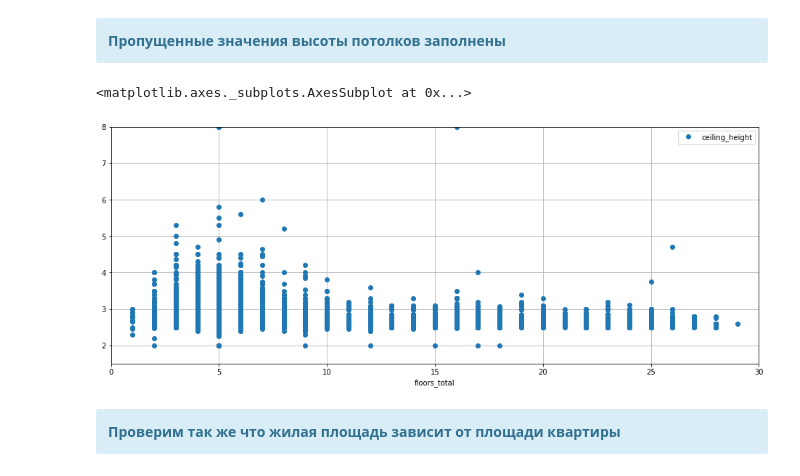
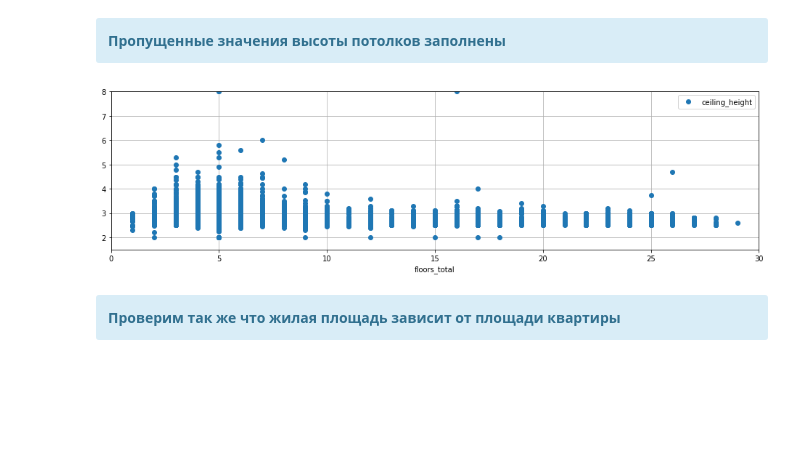
Before and after one commit to konicaRu/i_am_data_analyst, a Jupyter notebook: 2_project_research_data_analysis/2_project_flat_for_sale.ipynb, the cells around one changed output. Saved outputs shown, nothing was run; the diff lists cells and outputs as text; code cells hidden in the pictures; blank space fills up the shorter version.

```diff
--- a/2_project_research_data_analysis/2_project_flat_for_sale.ipynb
+++ b/2_project_research_data_analysis/2_project_flat_for_sale.ipynb
@@ -535,10 +490,9 @@ df['ceiling_height'].isna().sum()
 <div class="alert alert-info">
     <strong>Пропущенные значения высоты потолков заполнены </strong> </div>
 # %%
-df.plot(x='floors_total', y='ceiling_height', ylim=(1.5, 8), xlim=(0, 30), style='o', grid=True,  figsize=(16, 6))
+df.plot(x='floors_total', y='ceiling_height', ylim=(1.5, 8), xlim=(0, 30), style='o', grid=True,  figsize=(16, 4));
 # %% [output]
-<matplotlib.axes._subplots.AxesSubplot at 0x...>
-[figure, old version]
+[figure, new version]
 # %% [markdown]
 <div class="alert alert-info">
 <strong>Проверим так же что жилая площадь зависит от площади квартиры </strong> </div>
```
Also changed, not shown: parts of 20 cells of this notebook.
